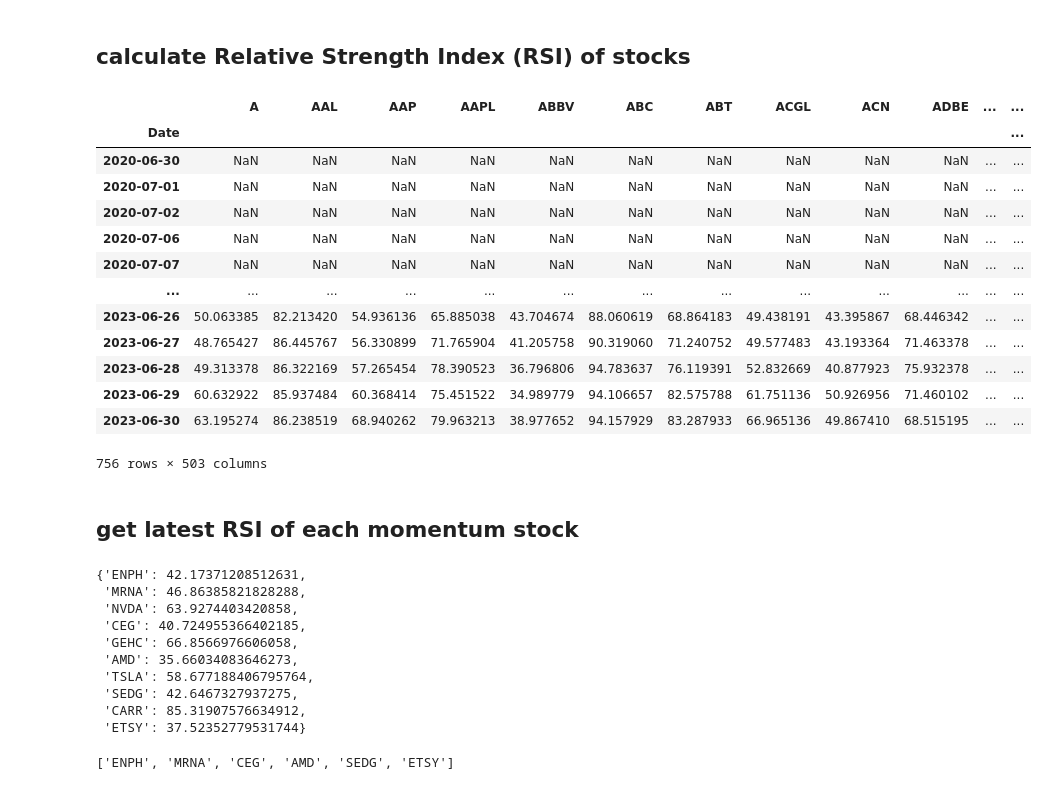
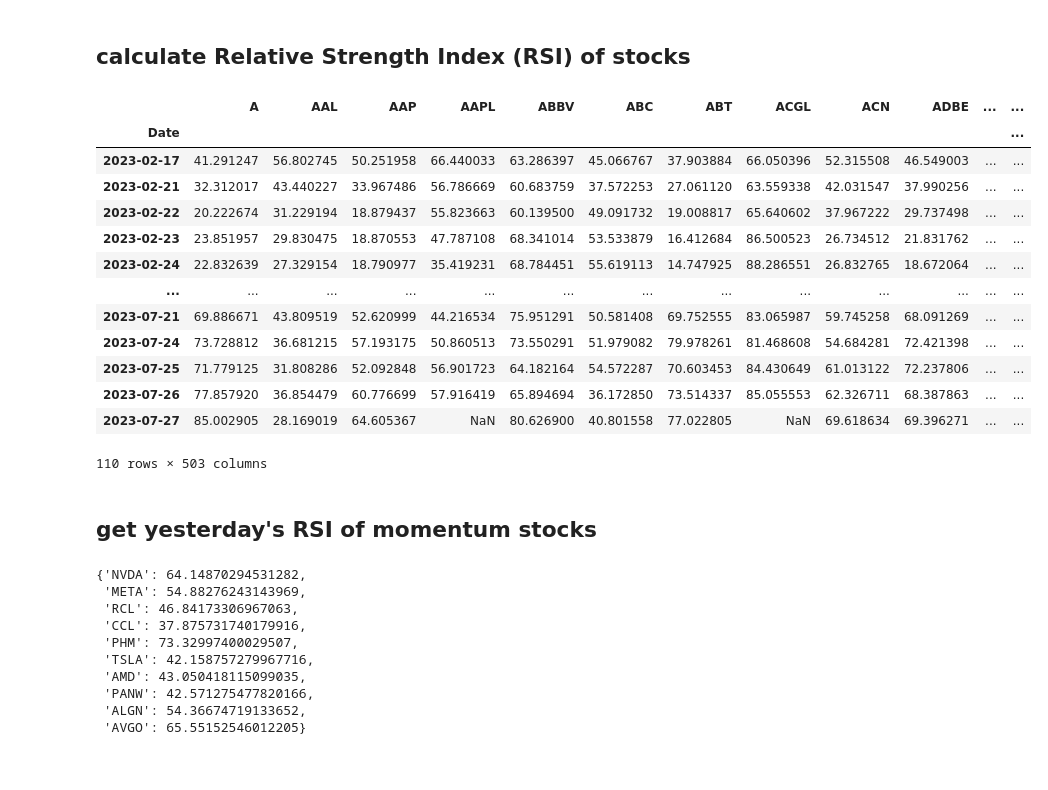
Before and after one commit to dahvid10/dahvid10, a Jupyter notebook: quant_dev/Momentum_and_RSI.ipynb, the cells around one changed output. Drawn from its saved outputs; the diff is of its cells as text; code cells hidden in the pictures.

Commit message:
Edit quant dev: timeframes

```diff
--- a/quant_dev/Momentum_and_RSI.ipynb
+++ b/quant_dev/Momentum_and_RSI.ipynb
@@ -36,8 +36,9 @@ def save_sp500_tickers():
 stocks_list = save_sp500_tickers()
 stocks_list = [ticker[:-1] for ticker in stocks_list] # remove '\n' from tickers in tickers list
 # %%
+no_days = 180
 today = datetime.now()
-begin = (today - timedelta(days=7*365)).strftime('%Y-%m-%d')
+begin = (today - timedelta(days=no_days)).strftime('%Y-%m-%d')
 stocks = yf.download(stocks_list, start=begin)['Adj Close']
 stocks
 # %% [output]
@@ -65,12 +66,11 @@ stocks
 # %%
 # get stock data for past n days
-days = 3*365
 def get_range_stocks(stocks, range_days):
     range_start = (today - timedelta(days=range_days)).strftime('%Y-%m-%d')
     range_stocks = stocks[stocks.index >= datetime.strptime(range_start, '%Y-%m-%d')]
     return range_stocks
 
-range_stocks = get_range_stocks(stocks, days)
+range_stocks = get_range_stocks(stocks, no_days)
 # %%
 def get_summary(stocks_df):
     stocks_daily_ret = stocks.pct_change()
@@ -132,59 +132,55 @@ change = range_stocks.diff()
 # %%
 # Create two copies of the Closing price Series
 change_up = change.copy()
 change_down = change.copy()
 
 change_up[change_up<0] = 0
 change_down[change_down>0] = 0
 
 # Calculate the rolling average of average up and average down
-avg_up = change_up.rolling(14).mean()
-avg_down = change_down.rolling(14).mean().abs()
+rsi_timeframe = 14
+avg_up = change_up.rolling(rsi_timeframe).mean()
+avg_down = change_down.rolling(rsi_timeframe).mean().abs()
 
 # Calculate rsi
 rsi = 100 * avg_up / (avg_up + avg_down)
+rsi.dropna(how='all', inplace=True)
 rsi
 # %% [output]
 |  | A | AAL | AAP | AAPL | ABBV | ABC | ABT | ACGL | ACN | ADBE | ... | ... |
 | Date |  |  |  |  |  |  |  |  |  |  |  | ... |
-| 2020-06-30 | NaN | NaN | NaN | NaN | NaN | NaN | NaN | NaN | NaN | NaN | ... | ... |
-| 2020-07-01 | NaN | NaN | NaN | NaN | NaN | NaN | NaN | NaN | NaN | NaN | ... | ... |
-| 2020-07-02 | NaN | NaN | NaN | NaN | NaN | NaN | NaN | NaN | NaN | NaN | ... | ... |
-| 2020-07-06 | NaN | NaN | NaN | NaN | NaN | NaN | NaN | NaN | NaN | NaN | ... | ... |
-| 2020-07-07 | NaN | NaN | NaN | NaN | NaN | NaN | NaN | NaN | NaN | NaN | ... | ... |
+| 2023-02-17 | 41.291247 | 56.802745 | 50.251958 | 66.440033 | 63.286397 | 45.066767 | 37.903884 | 66.050396 | 52.315508 | 46.549003 | ... | ... |
+| 2023-02-21 | 32.312017 | 43.440227 | 33.967486 | 56.786669 | 60.683759 | 37.572253 | 27.061120 | 63.559338 | 42.031547 | 37.990256 | ... | ... |
+| 2023-02-22 | 20.222674 | 31.229194 | 18.879437 | 55.823663 | 60.139500 | 49.091732 | 19.008817 | 65.640602 | 37.967222 | 29.737498 | ... | ... |
+| 2023-02-23 | 23.851957 | 29.830475 | 18.870553 | 47.787108 | 68.341014 | 53.533879 | 16.412684 | 86.500523 | 26.734512 | 21.831762 | ... | ... |
+| 2023-02-24 | 22.832639 | 27.329154 | 18.790977 | 35.419231 | 68.784451 | 55.619113 | 14.747925 | 88.286551 | 26.832765 | 18.672064 | ... | ... |
 | ... | ... | ... | ... | ... | ... | ... | ... | ... | ... | ... | ... | ... |
-| 2023-06-26 | 50.063385 | 82.213420 | 54.936136 | 65.885038 | 43.704674 | 88.060619 | 68.864183 | 49.438191 | 43.395867 | 68.446342 | ... | ... |
-| 2023-06-27 | 48.765427 | 86.445767 | 56.330899 | 71.765904 | 41.205758 | 90.319060 | 71.240752 | 49.577483 | 43.193364 | 71.463378 | ... | ... |
-| 2023-06-28 | 49.313378 | 86.322169 | 57.265454 | 78.390523 | 36.796806 | 94.783637 | 76.119391 | 52.832669 | 40.877923 | 75.932378 | ... | ... |
-| 2023-06-29 | 60.632922 | 85.937484 | 60.368414 | 75.451522 | 34.989779 | 94.106657 | 82.575788 | 61.751136 | 50.926956 | 71.460102 | ... | ... |
-| 2023-06-30 | 63.195274 | 86.238519 | 68.940262 | 79.963213 | 38.977652 | 94.157929 | 83.287933 | 66.965136 | 49.867410 | 68.515195 | ... | ... |
+| 2023-07-21 | 69.886671 | 43.809519 | 52.620999 | 44.216534 | 75.951291 | 50.581408 | 69.752555 | 83.065987 | 59.745258 | 68.091269 | ... | ... |
+| 2023-07-24 | 73.728812 | 36.681215 | 57.193175 | 50.860513 | 73.550291 | 51.979082 | 79.978261 | 81.468608 | 54.684281 | 72.421398 | ... | ... |
+| 2023-07-25 | 71.779125 | 31.808286 | 52.092848 | 56.901723 | 64.182164 | 54.572287 | 70.603453 | 84.430649 | 61.013122 | 72.237806 | ... | ... |
+| 2023-07-26 | 77.857920 | 36.854479 | 60.776699 | 57.916419 | 65.894694 | 36.172850 | 73.514337 | 85.055553 | 62.326711 | 68.387863 | ... | ... |
+| 2023-07-27 | 85.002905 | 28.169019 | 64.605367 | NaN | 80.626900 | 40.801558 | 77.022805 | NaN | 69.618634 | 69.396271 | ... | ... |
-756 rows × 503 columns
+110 rows × 503 columns
 # %% [markdown]
-## get latest RSI of each momentum stock
+## get yesterday's RSI of momentum stocks
 # %%
 momentum_10_tickers = list(momentum_10.index)
 momentum_rsi_list = []
 momentum_rsi_dict = {}
 for ticker in momentum_10_tickers:
-    ticker_rsi = rsi[ticker][-1]
-    momentum_rsi_list.append(rsi[ticker][-1])
+    ticker_rsi = rsi[ticker][-2]
+    momentum_rsi_list.append(rsi[ticker][-2])
     momentum_rsi_dict[ticker] = ticker_rsi
 
 momentum_rsi_dict
 # %% [output]
-{'ENPH': 42.17371208512631,
- 'MRNA': 46.86385821828288,
- 'NVDA': 63.9274403420858,
- 'CEG': 40.724955366402185,
- 'GEHC': 66.8566976606058,
- 'AMD': 35.66034083646273,
- 'TSLA': 58.677188406795764,
- 'SEDG': 42.6467327937275,
- 'CARR': 85.31907576634912,
- 'ETSY': 37.52352779531744}
+{'NVDA': 64.14870294531282,
+ 'META': 54.88276243143969,
+ 'RCL': 46.84173306967063,
+ 'CCL': 37.875731740179916,
+ 'PHM': 73.32997400029507,
+ 'TSLA': 42.158757279967716,
+ 'AMD': 43.050418115099035,
+ 'PANW': 42.571275477820166,
+ 'ALGN': 54.36674719133652,
+ 'AVGO': 65.55152546012205}
-# %%
-# get stocks with RSI14 <= 45
-orders = [ticker for ticker in momentum_rsi_dict.keys() if momentum_rsi_dict[ticker] <= 50]
-orders
-# %% [output]
-['ENPH', 'MRNA', 'CEG', 'AMD', 'SEDG', 'ETSY']
```
Also changed, not shown: parts of 10 cells of this notebook, 2 other files.
